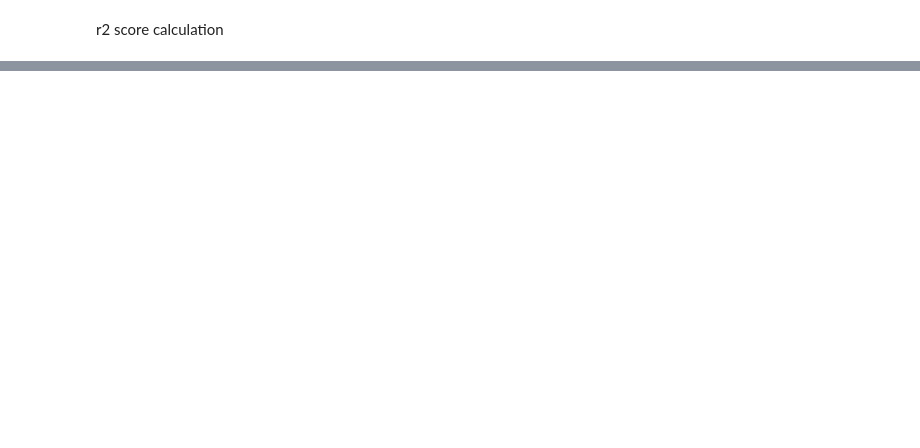
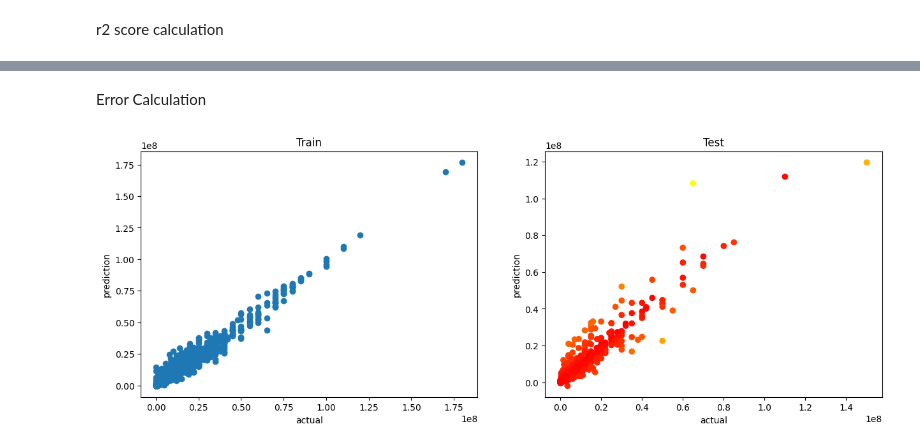
Before and after one commit to Farees04/Footballers_Current_Value, a Jupyter notebook: notebook/model_selection.ipynb, the cells around one changed output, grey strips where cells are left out. Saved outputs shown, nothing was run; the diff lists cells and outputs as text; code cells hidden in the pictures; blank space fills up the shorter version.

```diff
--- a/notebook/model_selection.ipynb
+++ b/notebook/model_selection.ipynb
@@ -303,0 +304,15 @@ print(test_scores)
+# %% [markdown]
+Error Calculation
+# %%
+fig, (ax1,ax2)=plt.subplots(1,2,figsize=(15,5))
+ax1.scatter(y_train,train_prediction)
+ax1.set_xlabel('actual')
+ax1.set_ylabel('prediction')
+ax1.set_title('Train')
+ax2.scatter(y_test,test_prediction,c=(y_test-test_prediction).abs(),cmap='autumn')
+ax2.set_xlabel('actual')
+ax2.set_ylabel('prediction')
+ax2.set_title('Test')
+plt.show()
+# %% [output]
+[figure, added]
```
Also changed, not shown: parts of 6 cells of this notebook, 1 other file.
